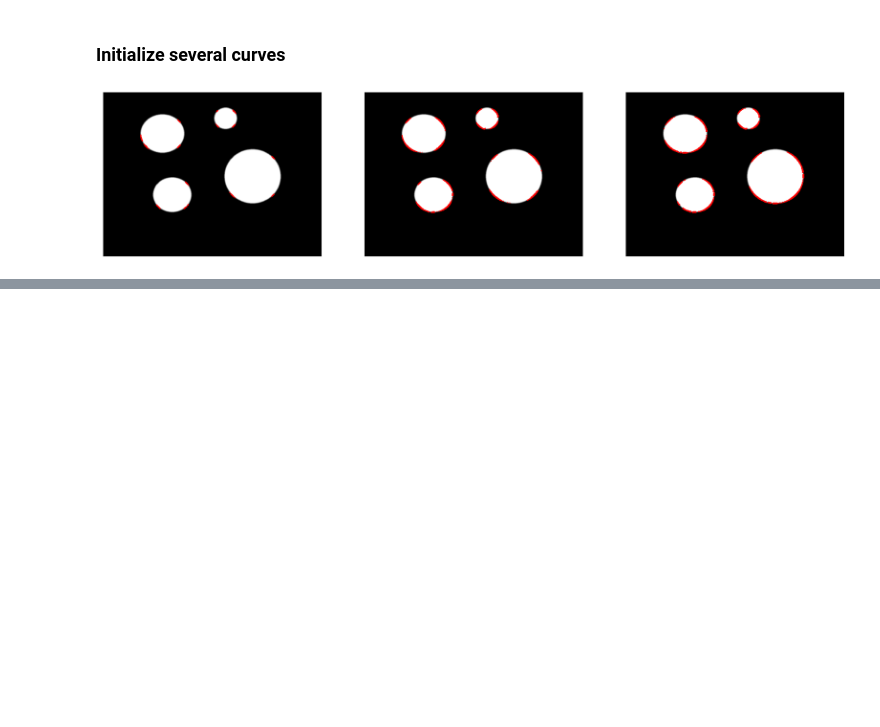
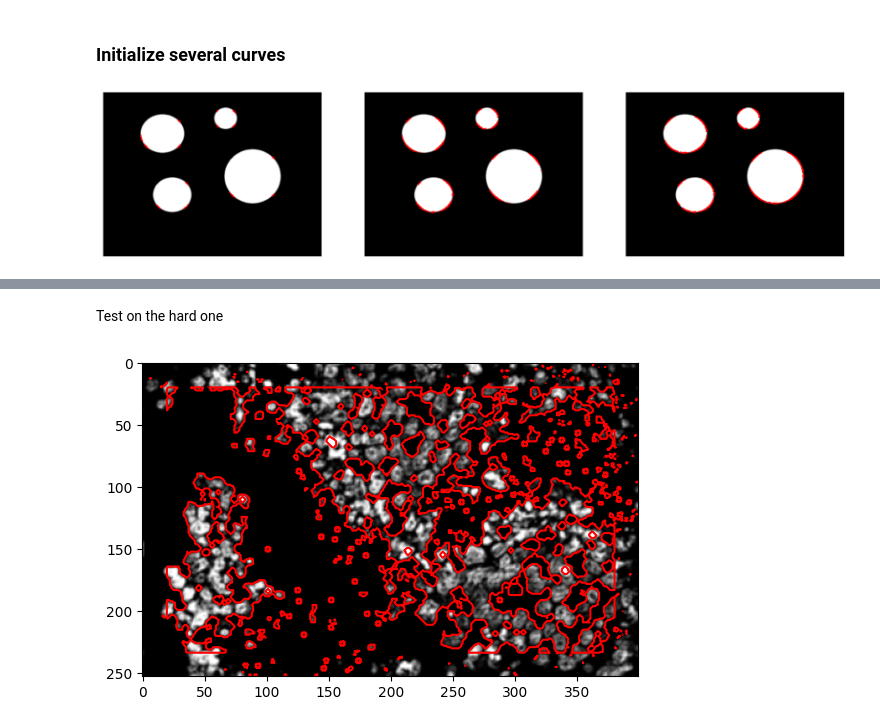
Before and after one commit to jgu13/CellSeg, a Jupyter notebook: Scripts/Test.ipynb, the cells around one changed output, grey strips where cells are left out. Drawn from its saved outputs; the diff is of its cells as text; code cells hidden in the pictures; blank space fills up the shorter version.

```diff
--- a/Scripts/Test.ipynb
+++ b/Scripts/Test.ipynb
@@ -302,0 +306,25 @@ psi = draw_curve(psi, axis=ax)
+# %% [markdown]
+Test on the hard one
+# %%
+# read in cell image
+img = imread(os.path.join(image_dir, "cropped_cell_im.png"))
+# img = np.clip(img, 0, 255)
+img = cv.GaussianBlur(img, (3,3), sigmaX=1, borderType=cv.BORDER_DEFAULT)
+
+# initialize a large rectangle
+contour_layer = np.zeros_like(img)
+start = (20,20)
+end = (contour_layer.shape[0]-20, contour_layer.shape[1]-20)
+rr, cc = rectangle(start=start, end=end)
+contour_layer[rr, cc] = 255
+
+# initalize psi
+psi = initialize(contour_layer)
+
+# evolve the contour with psi
+psi = curve_evolution(contour_layer, img, dt=0.2, max_iter=350)
+fig, ax = plt.subplots()
+ax.imshow(img, cmap='gray')
+psi = draw_curve(psi, axis=ax)
+# %% [output]
+[figure, added]
```
Also changed, not shown: parts of 4 cells of this notebook.
